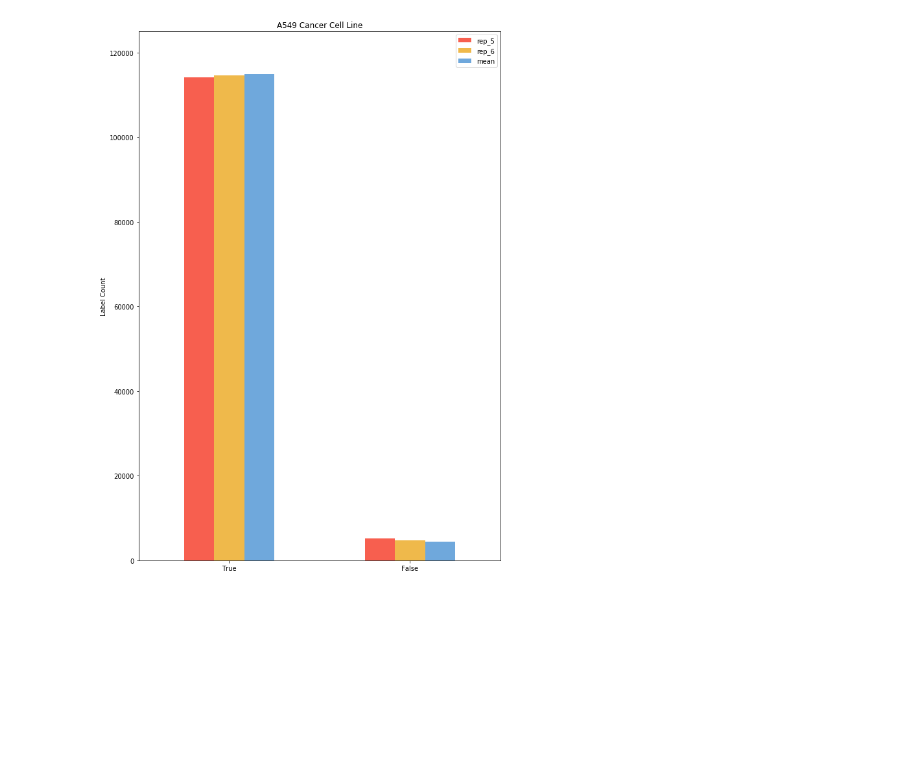
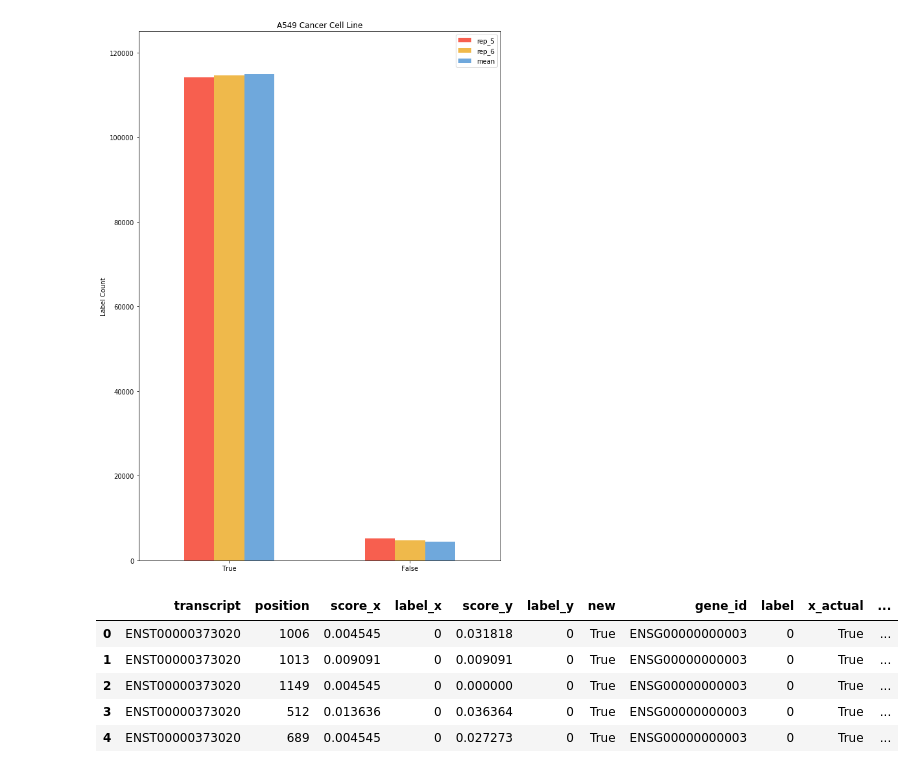
Before and after one commit to claudia-07/DSA4262-ACMXZ, a Jupyter notebook: prediction/A549.ipynb, the cells around one changed output. Saved outputs shown, nothing was run; the diff lists cells and outputs as text; code cells hidden in the pictures; blank space fills up the shorter version.

```diff
--- a/prediction/A549.ipynb
+++ b/prediction/A549.ipynb
@@ -114,3 +114,12 @@ plt.title("A549 Cancer Cell Line")
 # %% [output]
 Text(0.5, 1.0, 'A549 Cancer Cell Line')
 [figure]
+# %%
+merged_d0.head()
+# %% [output]
+|  | transcript | position | score_x | label_x | score_y | label_y | new | gene_id | label | x_actual | ... |
+| 0 | ENST00000373020 | 1006 | 0.004545 | 0 | 0.031818 | 0 | True | ENSG00000000003 | 0 | True | ... |
+| 1 | ENST00000373020 | 1013 | 0.009091 | 0 | 0.009091 | 0 | True | ENSG00000000003 | 0 | True | ... |
+| 2 | ENST00000373020 | 1149 | 0.004545 | 0 | 0.000000 | 0 | True | ENSG00000000003 | 0 | True | ... |
+| 3 | ENST00000373020 | 512 | 0.013636 | 0 | 0.036364 | 0 | True | ENSG00000000003 | 0 | True | ... |
+| 4 | ENST00000373020 | 689 | 0.004545 | 0 | 0.027273 | 0 | True | ENSG00000000003 | 0 | True | ... |
```
Also changed, not shown: parts of 1 cell of this notebook.
